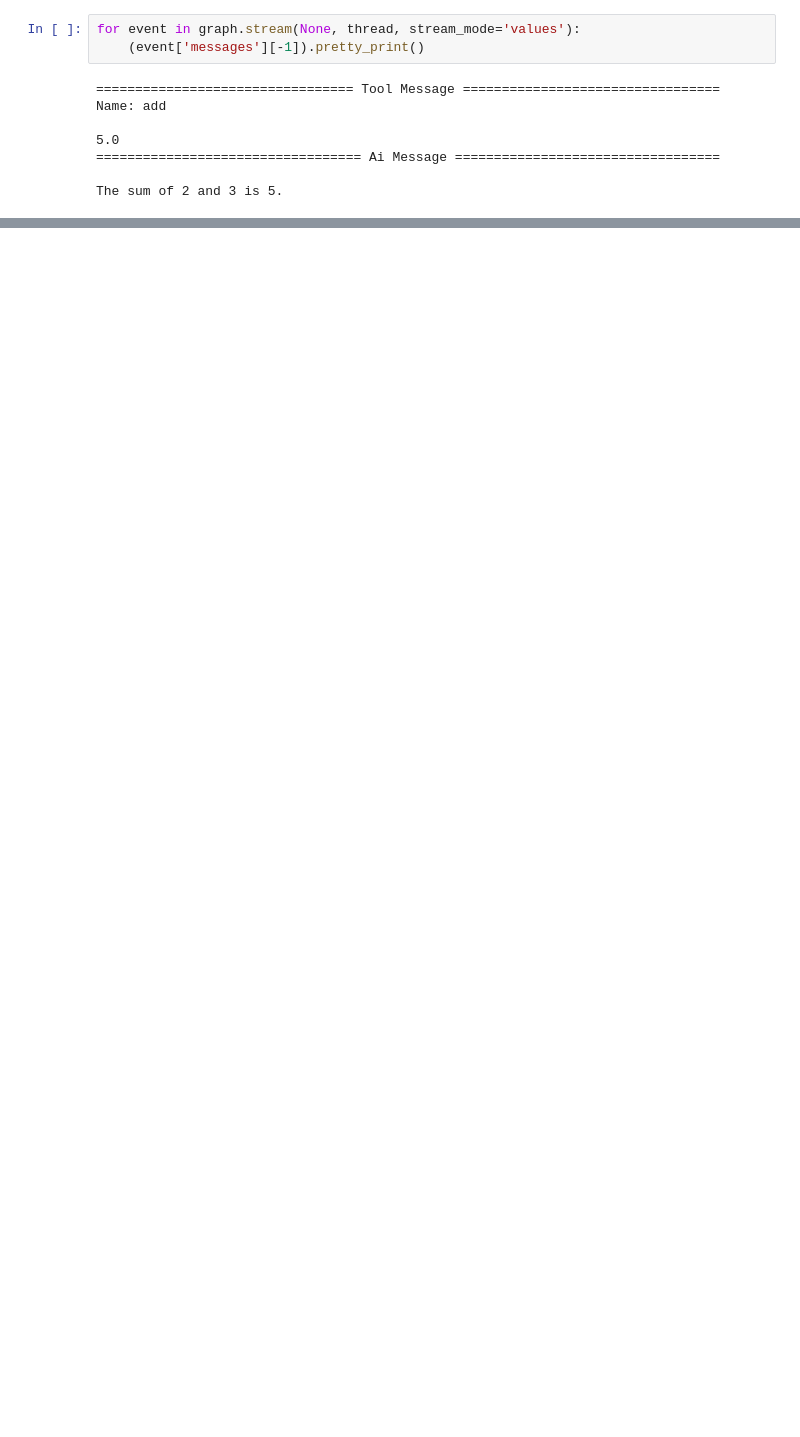
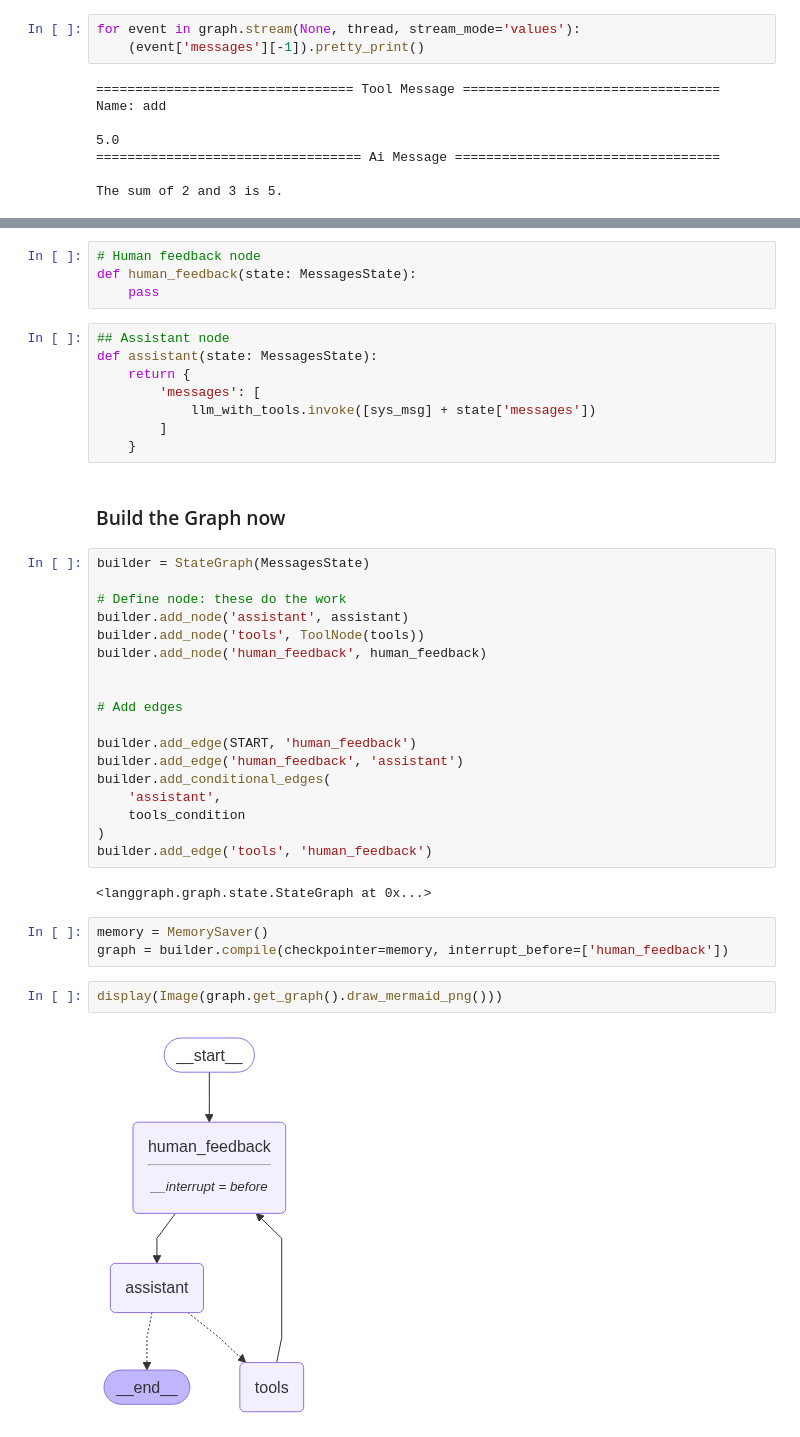
Before and after one commit to EngrHashim160/langgraph-experiments, a Jupyter notebook: Human_In_The_Loop/HITL.ipynb, the cells around one changed output, grey strips where cells are left out. Drawn from its saved outputs; the diff is of its cells as text; blank space fills up the shorter version.

```diff
--- a/Human_In_The_Loop/HITL.ipynb
+++ b/Human_In_The_Loop/HITL.ipynb
@@ -203,0 +206,41 @@ The sum of 2 and 3 is 5.
+# %%
+# Human feedback node
+def human_feedback(state: MessagesState):
+    pass
+# %%
+## Assistant node
+def assistant(state: MessagesState):
+    return {
+        'messages': [
+            llm_with_tools.invoke([sys_msg] + state['messages'])
+        ]
+    }
+# %% [markdown]
+### Build the Graph now
+# %%
+builder = StateGraph(MessagesState)
+
+# Define node: these do the work
+builder.add_node('assistant', assistant)
+builder.add_node('tools', ToolNode(tools))
+builder.add_node('human_feedback', human_feedback)
+
+
+# Add edges
+
+builder.add_edge(START, 'human_feedback')
+builder.add_edge('human_feedback', 'assistant')
+builder.add_conditional_edges(
+    'assistant',
+    tools_condition
+)
+builder.add_edge('tools', 'human_feedback')
+# %% [output]
+<langgraph.graph.state.StateGraph at 0x...>
+# %%
+memory = MemorySaver()
+graph = builder.compile(checkpointer=memory, interrupt_before=['human_feedback'])
+# %%
+display(Image(graph.get_graph().draw_mermaid_png()))
+# %% [output]
+[figure, added]
```
Also changed, not shown: parts of 7 cells of this notebook.
